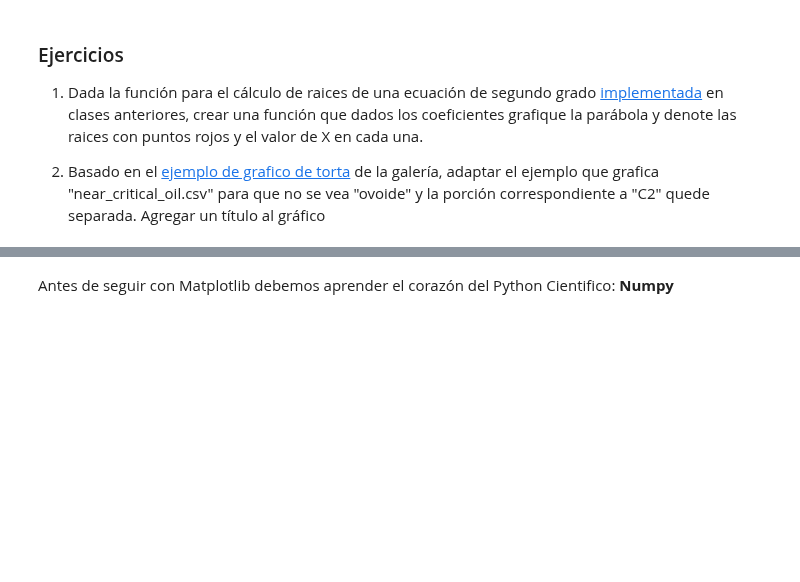
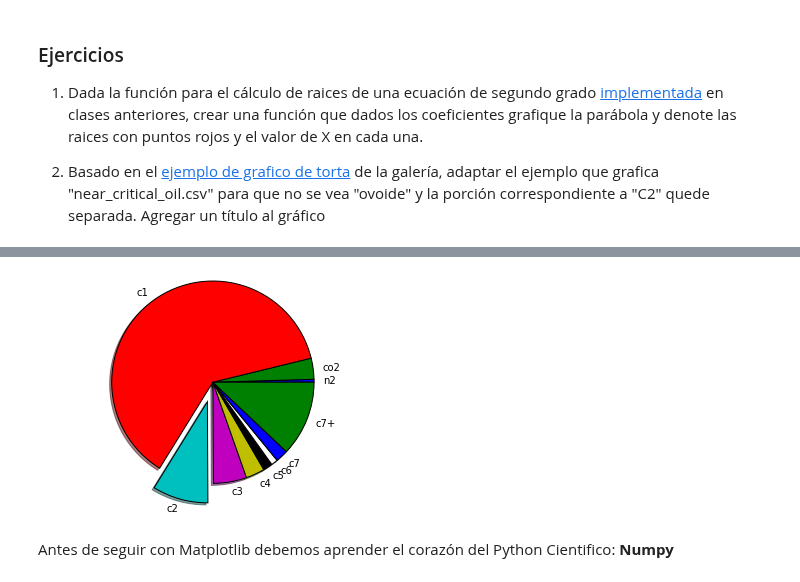
Before and after one commit to mgaitan/curso-python-cientifico, a Jupyter notebook: Clase 4.ipynb, the cells around one changed output, grey strips where cells are left out. Saved outputs shown, nothing was run; the diff lists cells and outputs as text; code cells hidden in the pictures; blank space fills up the shorter version.

```diff
--- a/Clase 4.ipynb
+++ b/Clase 4.ipynb
@@ -88,3 +198,19 @@ pyplot.hist(campana, bins=15);
+# %%
+import csv
+
+with open('data/near_critical_oil.csv') as csv_file:
+    reader = csv.reader(csv_file)
+    critical_oil = [line for line in reader]   #o list(reader)
+
+components = [c for (c, f) in critical_oil[1:]]
+fraction = [float(f) for (c, f) in critical_oil[1:]]
+explode = [0.2 if c == 'c2' else 0 for c in components]
+# el ; evita el output de la celda
+
+pyplot.pie(fraction, explode=explode, labels=components, shadow=True)
+pyplot.axis('equal');
+# %% [output]
+[figure, added]
 # %% [markdown]
 Antes de seguir con Matplotlib debemos aprender el corazón del Python Cientifico: **Numpy**
 # %% [markdown]
```
Also changed, not shown: parts of 115 cells of this notebook, 1 other file.
